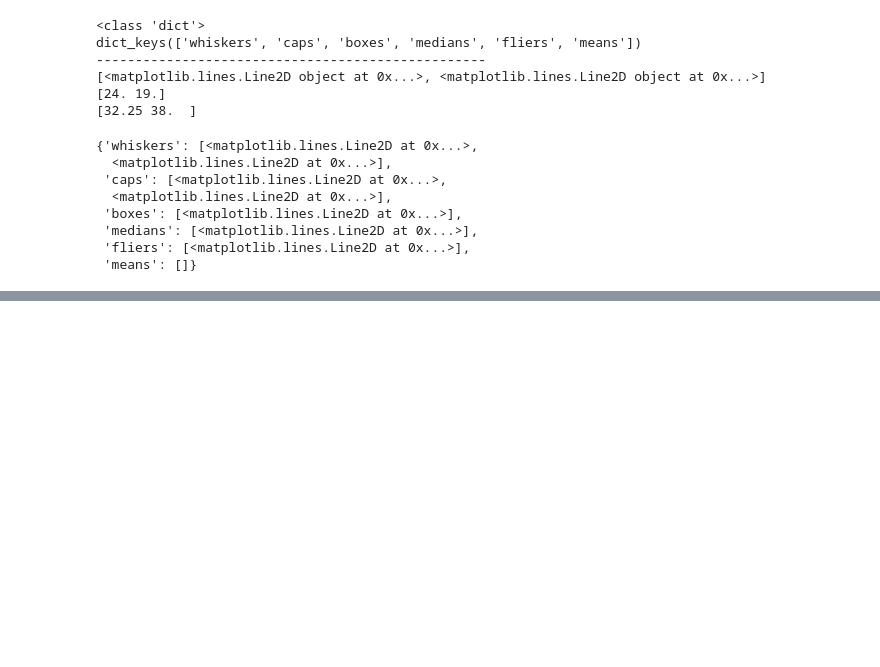
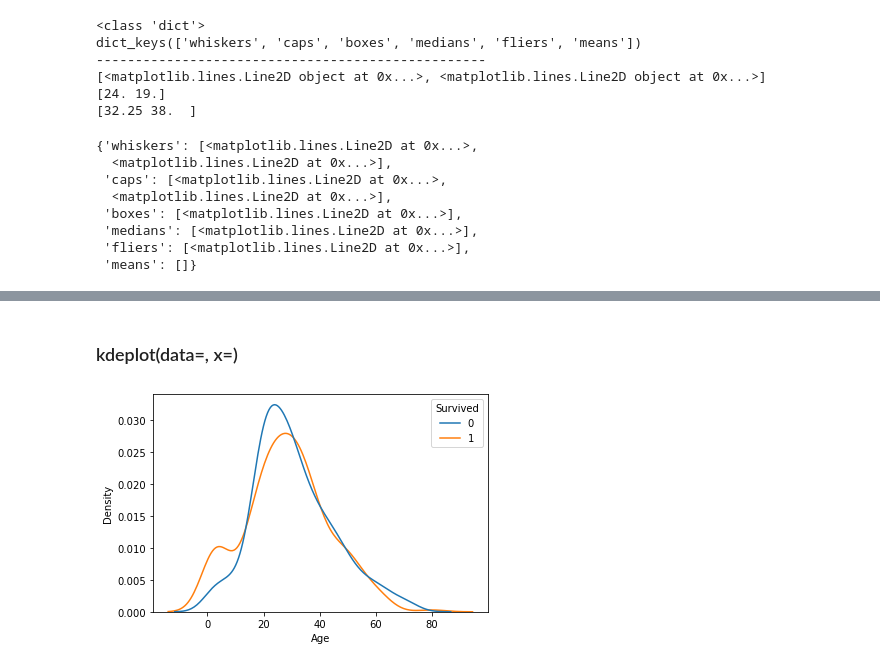
Before and after one commit to mskyun721/aivle_python, a Jupyter notebook: Class/matplotlib.ipynb, the cells around one changed output, grey strips where cells are left out. Drawn from its saved outputs; the diff is of its cells as text; code cells hidden in the pictures; blank space fills up the shorter version.

```diff
--- a/Class/matplotlib.ipynb
+++ b/Class/matplotlib.ipynb
@@ -402,0 +441,7 @@ box1
+# %% [markdown]
+### kdeplot(data=, x=)
+# %%
+seaborn.kdeplot(data=ti, x='Age', hue='Survived', common_norm=False)
+plt.show()
+# %% [output]
+[figure, added]
```
Also changed, not shown: parts of 28 cells of this notebook.
